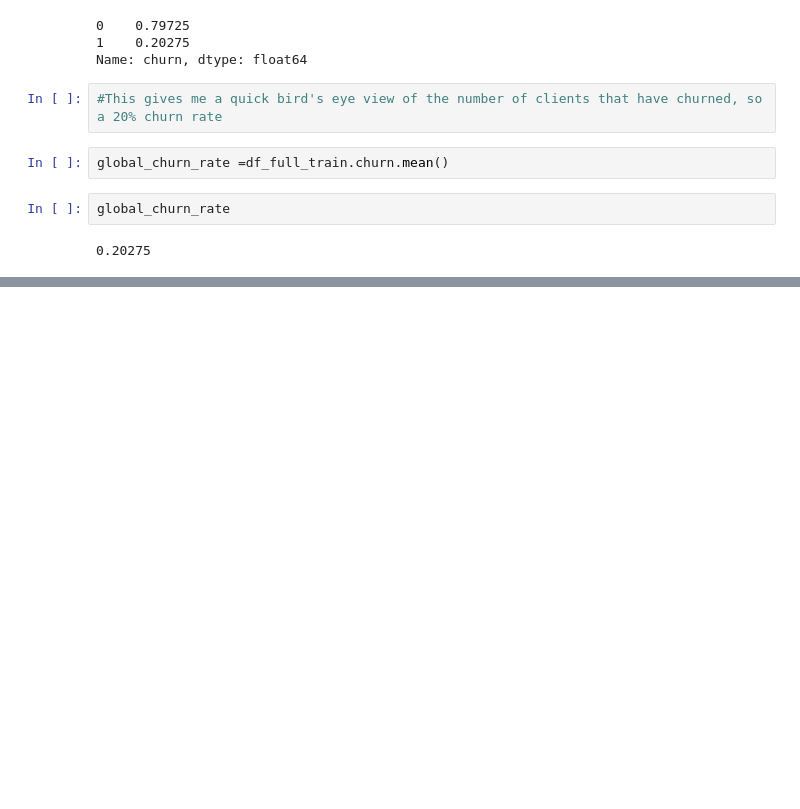
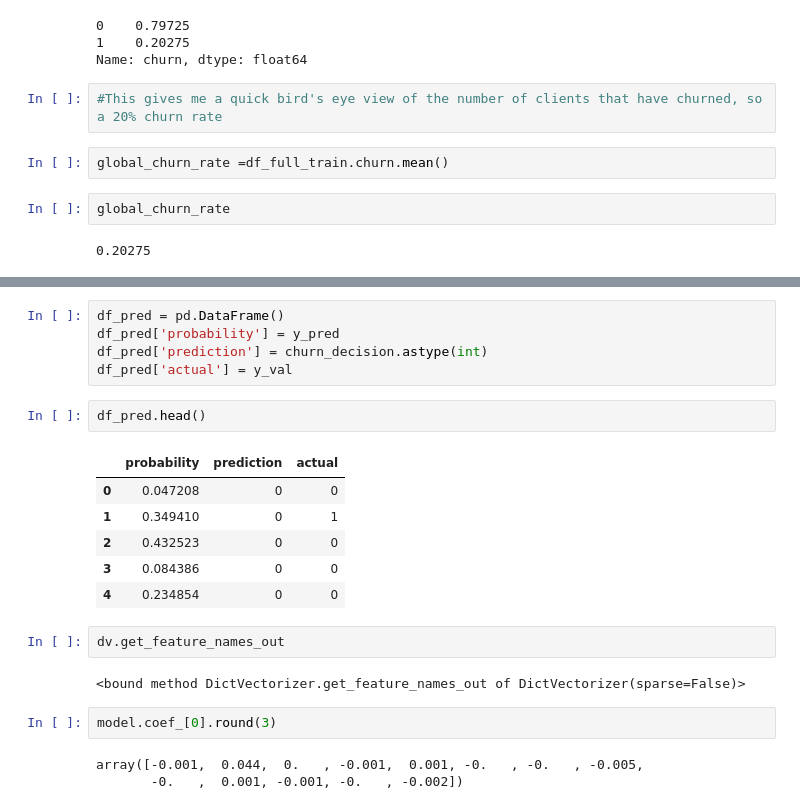
Before and after one commit to arthurkrichards/Side_Projects, a Jupyter notebook: Bank_Customer_Churn.ipynb, the cells around one changed output, grey strips where cells are left out. Saved outputs shown, nothing was run; the diff lists cells and outputs as text; blank space fills up the shorter version.

```diff
--- a/Bank_Customer_Churn.ipynb
+++ b/Bank_Customer_Churn.ipynb
@@ -171,0 +428,23 @@ global_churn_rate
+# %%
+df_pred = pd.DataFrame()
+df_pred['probability'] = y_pred
+df_pred['prediction'] = churn_decision.astype(int)
+df_pred['actual'] = y_val
+# %%
+df_pred.head()
+# %% [output]
+|  | probability | prediction | actual |
+| 0 | 0.047208 | 0 | 0 |
+| 1 | 0.349410 | 0 | 1 |
+| 2 | 0.432523 | 0 | 0 |
+| 3 | 0.084386 | 0 | 0 |
+| 4 | 0.234854 | 0 | 0 |
+# %%
+dv.get_feature_names_out
+# %% [output]
+<bound method DictVectorizer.get_feature_names_out of DictVectorizer(sparse=False)>
+# %%
+model.coef_[0].round(3)
+# %% [output]
+array([-0.001,  0.044,  0.   , -0.001,  0.001, -0.   , -0.   , -0.005,
+       -0.   ,  0.001, -0.001, -0.   , -0.002])
```
Also changed, not shown: parts of 51 cells of this notebook, 1 other file.
